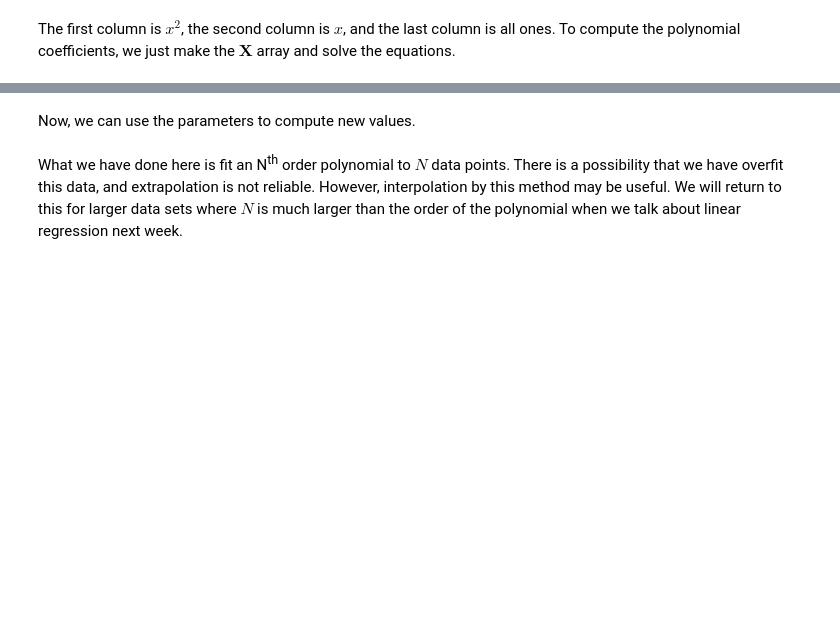
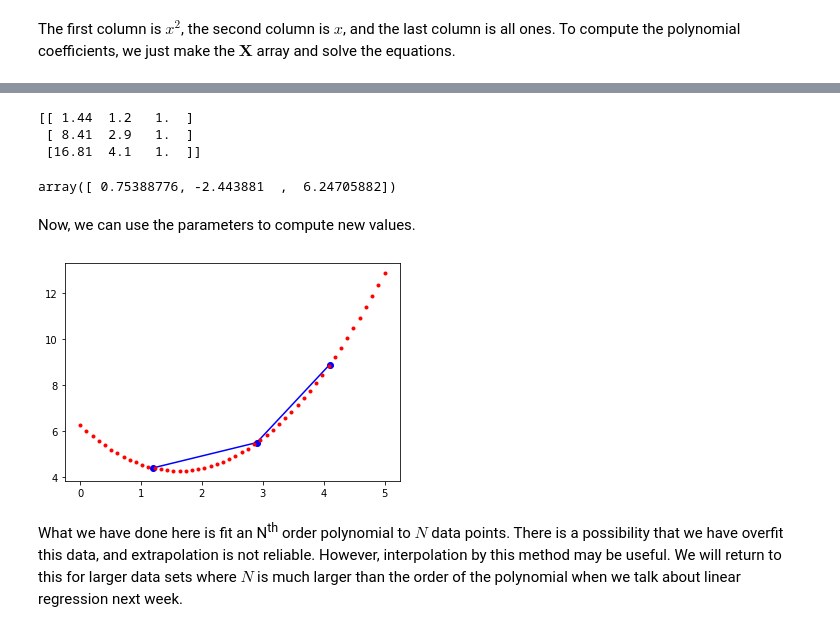
Before and after one commit to Steel-Bank-codespaces/f22-06623, a Jupyter notebook: lectures/17-linear-algebra-2/17-linear-algebra-2.ipynb, the cells around one changed output, grey strips where cells are left out. Drawn from its saved outputs; the diff is of its cells as text; code cells hidden in the pictures; blank space fills up the shorter version.

```diff
--- a/lectures/17-linear-algebra-2/17-linear-algebra-2.ipynb
+++ b/lectures/17-linear-algebra-2/17-linear-algebra-2.ipynb
@@ -52,14 +87,22 @@ np.array([xx**2, xx**1, xx**0]).T  # transposed list of rows
 # %%
-X = np.vander(x, 3)
-a = np.linalg.solve(X, y)
+X = np.vander(x)
+print(X)
+a = np.linalg.solve(X, y)  # solving X a = y for a
 a
+# %% [output]
+[[ 1.44  1.2   1.  ]
+ [ 8.41  2.9   1.  ]
+ [16.81  4.1   1.  ]]
+array([ 0.75388776, -2.443881  ,  6.24705882])
 # %% [markdown]
 Now, we can use the parameters to compute new values.
 # %%
 xfit = np.linspace(0, 5)
 Y = np.vander(xfit, 3) @ a  # This is the matrix multiply
 
-plt.plot(x, y, "bo", xfit, Y, "b.");
+plt.plot(x, y, "bo-", xfit, Y, "r.");
+# %% [output]
+[figure, added]
 # %% [markdown]
 What we have done here is fit an N<sup>th</sup> order polynomial to $N$ data points. There is a possibility that we have overfit this data, and extrapolation is not reliable. However, interpolation by this method may be useful. We will return to this for larger data sets where $N$ is much larger than the order of the polynomial when we talk about linear regression next week.
 # %% [markdown]
```
Also changed, not shown: parts of 60 cells of this notebook.
